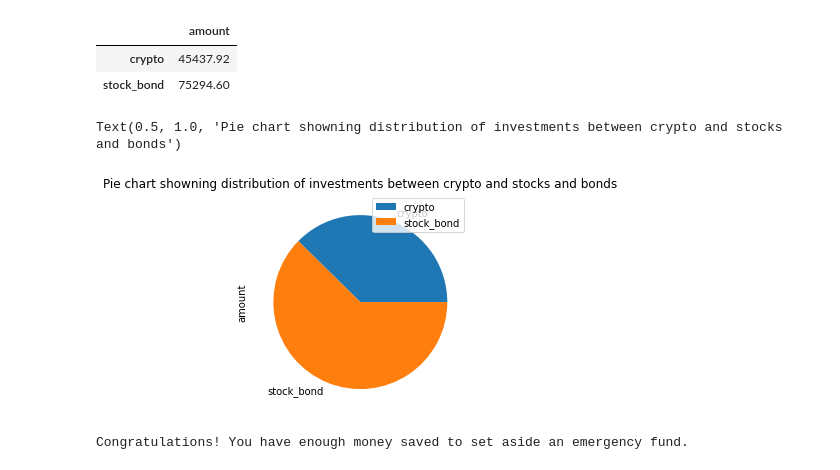
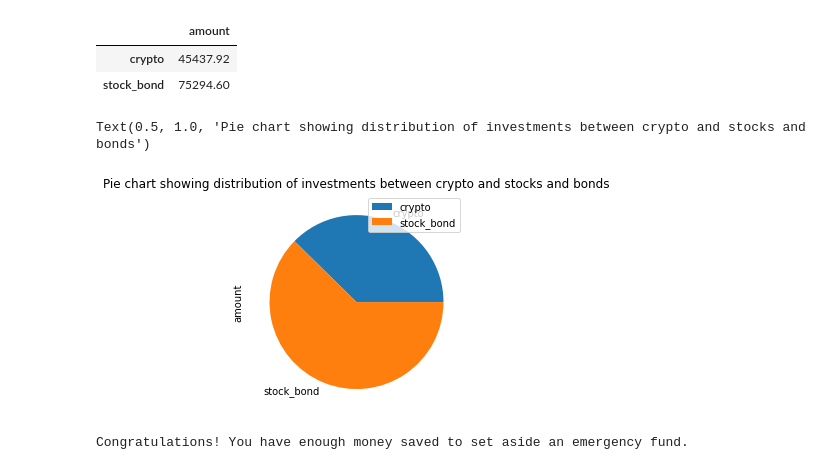
Before and after one commit to dhockenb/financial_planners, a Jupyter notebook: financial_planning.ipynb, the cells around one changed output. Drawn from its saved outputs; the diff is of its cells as text; code cells hidden in the pictures.

```diff
--- a/financial_planning.ipynb
+++ b/financial_planning.ipynb
@@ -164,9 +179,10 @@ savings_df
 | crypto | 45437.92 |
 | stock_bond | 75294.60 |
 # %%
+#plotting pie chart to display composition of portfolio
 ax = savings_df.plot(kind="pie", y="amount")
-ax.set_title('Pie chart showning distribution of investments between crypto and stocks and bonds')
+ax.set_title('Pie chart showing distribution of investments between crypto and stocks and bonds')
 # %% [output]
-Text(0.5, 1.0, 'Pie chart showning distribution of investments between crypto and stocks and bonds')
+Text(0.5, 1.0, 'Pie chart showing distribution of investments between crypto and stocks and bonds')
-[figure, old version]
+[figure, new version]
 # %%
```
Also changed, not shown: parts of 31 cells of this notebook.
